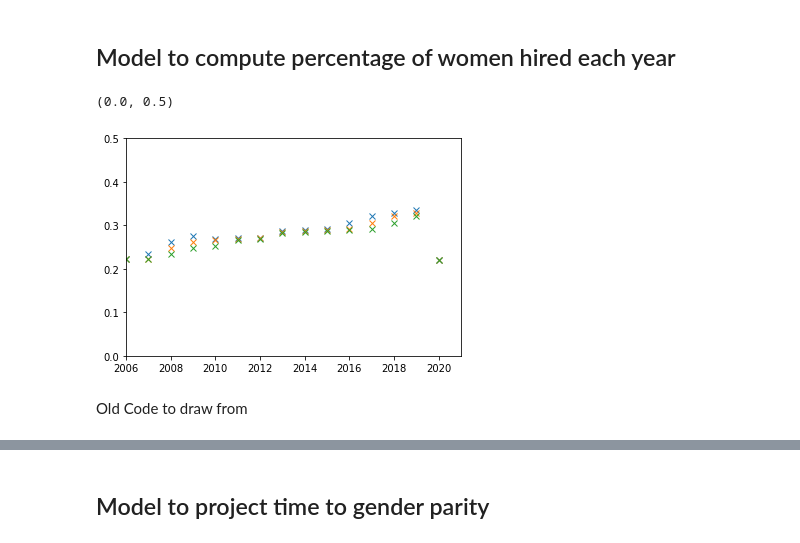
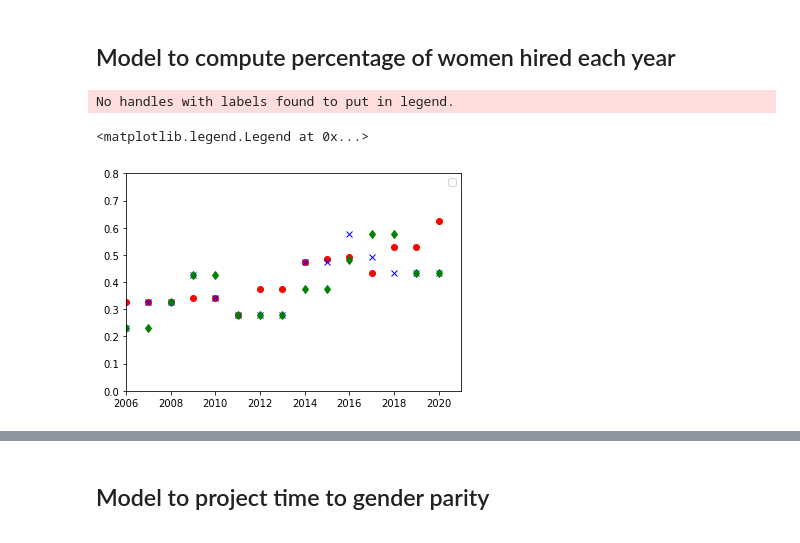
Before and after one commit to lfreese/female_geosci, a Jupyter notebook: data_analysis.ipynb, the cells around one changed output, grey strips where cells are left out. Drawn from its saved outputs; the diff is of its cells as text; code cells hidden in the pictures.

Commit message:
Updated the function for female percent

```diff
--- a/data_analysis.ipynb
+++ b/data_analysis.ipynb
@@ -137,6 +135,8 @@ for d in ['Earth','Planet','Ocean','Atmosphere']:
 ## Model to compute percentage of women hired each year
 # %%
 def percent_women_hired(yrs_2tenure, num_asst, yearly_hire, position):
+  '''This function calculates the percent of women hired based on the years to tenure defined, the number of assistant professors defined,
+  a defined yearly hire (prior to data available), and the position we're looking at'''
   for yr in range(1999-yrs_2tenure,1999):
     #assume assistant prof % was same as in 1999 for previous years, with varying years for tenure
     faculty_grad_df[position +' interp'].loc[yr] = faculty_grad_df[position +' interp'][1999]
@@ -144,25 +144,34 @@ def percent_women_hired(yrs_2tenure, num_asst, yearly_hire, position):
   faculty_grad_df[position +' num male '+ str(yrs_2tenure)] = (100-faculty_grad_df[position +' interp'])*num_asst/100
   faculty_grad_df[position +' delta female '+ str(yrs_2tenure)] = np.nan
   faculty_grad_df[position +' delta male '+ str(yrs_2tenure)] = np.nan
-  for i in range(1999,2020):
-    faculty_grad_df[position +' delta female '+ str(yrs_2tenure)].loc[i] = (faculty_grad_df[position +' num female '+ str(yrs_2tenure)].loc[i+1] - faculty_grad_df[position +' num female '+ str(yrs_2tenure)].loc[i])
-    faculty_grad_df[position +' delta male '+ str(yrs_2tenure)].loc[i] = (faculty_grad_df[position +' num male '+ str(yrs_2tenure)].loc[i+1] - faculty_grad_df[position +' num male '+ str(yrs_2tenure)].loc[i])
+  for i in range(1999-yrs_2tenure,2021):
+    faculty_grad_df[position +' delta female '+ str(yrs_2tenure)].loc[i] = (faculty_grad_df[position +' num female '+ str(yrs_2tenure)].loc[i] -
+                                                                            faculty_grad_df[position +' num female '+ str(yrs_2tenure)].loc[i-1])
+    faculty_grad_df[position +' delta male '+ str(yrs_2tenure)].loc[i] = (faculty_grad_df[position +' num male '+ str(yrs_2tenure)].loc[i] -
+                                                                          faculty_grad_df[position +' num male '+ str(yrs_2tenure)].loc[i-1])
+
   faculty_grad_df[position + ' num female hired '+ str(yrs_2tenure)] = 15.4
   faculty_grad_df[position + ' num male hired '+ str(yrs_2tenure)] = 54.6
-  for i in range(1999,2020):
-    faculty_grad_df[position + ' num female hired '+ str(yrs_2tenure)].loc[i] = faculty_grad_df[position +' delta female '+ str(yrs_2tenure)].loc[i]+faculty_grad_df[position +' num female '+ str(yrs_2tenure)].loc[i-yrs_2tenure]
-    faculty_grad_df[position + ' num male hired '+ str(yrs_2tenure)].loc[i] = faculty_grad_df[position +' delta male '+ str(yrs_2tenure)].loc[i]+faculty_grad_df[position +' num male '+ str(yrs_2tenure)].loc[i-yrs_2tenure]
-  faculty_grad_df[position + ' percent female hired '+ str(yrs_2tenure)] = faculty_grad_df[position + ' num female hired '+ str(yrs_2tenure)]/(faculty_grad_df[position + ' num female hired '+ str(yrs_2tenure)] + faculty_grad_df[position + ' num male hired '+ str(yrs_2tenure)])
+  for i in range(1999,2021):
+    faculty_grad_df[position + ' num female hired '+ str(yrs_2tenure)].loc[i] = (faculty_grad_df[position +' delta female '+ str(yrs_2tenure)].loc[i]+
+                                                                                 faculty_grad_df[position +' num female hired '+ str(yrs_2tenure)].loc[i-yrs_2tenure])
+    faculty_grad_df[position + ' num male hired '+ str(yrs_2tenure)].loc[i] = (faculty_grad_df[position +' delta male '+ str(yrs_2tenure)].loc[i]+
+                                                                               faculty_grad_df[position +' num male hired '+ str(yrs_2tenure)].loc[i-yrs_2tenure])
+  faculty_grad_df[position + ' percent female hired '+ str(yrs_2tenure)] = (faculty_grad_df[position + ' num female hired '+ str(yrs_2tenure)]/
+                                                                            (faculty_grad_df[position + ' num female hired '+ str(yrs_2tenure)] +
+                                                                             faculty_grad_df[position + ' num male hired '+ str(yrs_2tenure)]))
 # %%
-for i in range(7,10,1):
+for i in range(6,9,1):
   percent_women_hired(i, 505, 70, 'assistant professor')
 # %%
-for i in range(7,10,1):
-  plt.plot(faculty_grad_df[f'assistant professor percent female hired {i}'],'x')
+marker = ['o','x','d']
+color = ['r','b','g']
+for i in range(6,9,1):
+  plt.plot(faculty_grad_df[f'assistant professor percent female hired {i}'],marker = marker[i-6], color = color[i-6], linestyle = 'none')
 plt.xlim([2006, 2021])
-plt.ylim([0, 0.5])
+plt.ylim([0, 0.8])
+plt.legend()
 # %% [output]
-(0.0, 0.5)
+No handles with labels found to put in legend.
+<matplotlib.legend.Legend at 0x...>
-[figure, old version]
+[figure, new version]
-# %% [markdown]
-Old Code to draw from
```
Also changed, not shown: parts of 7 cells of this notebook.
